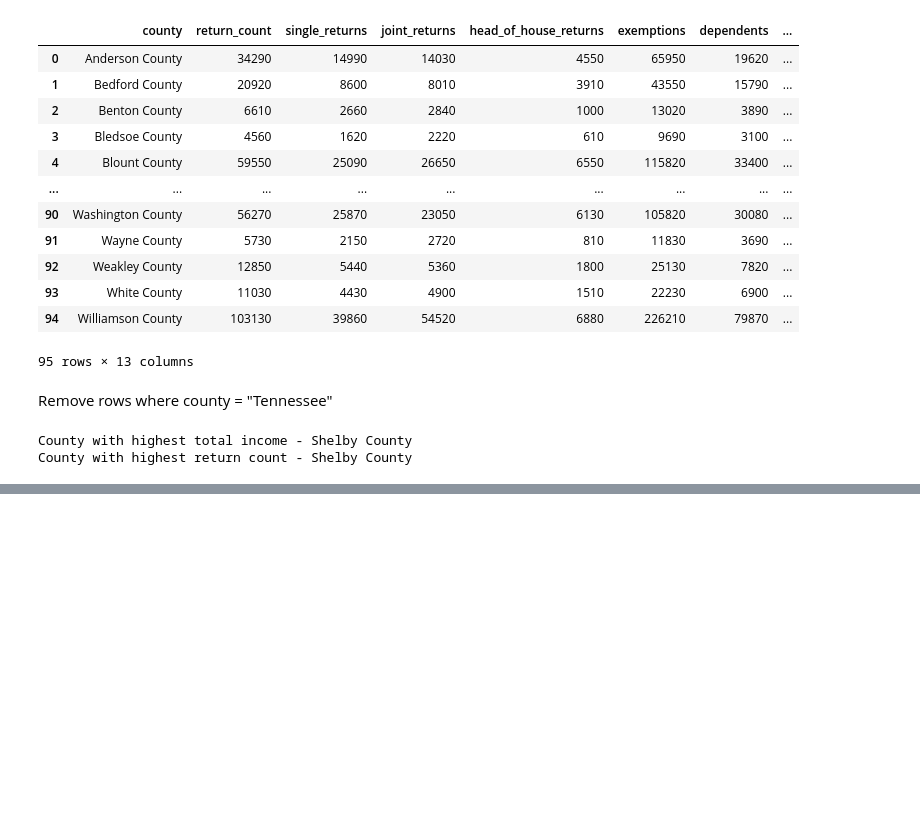
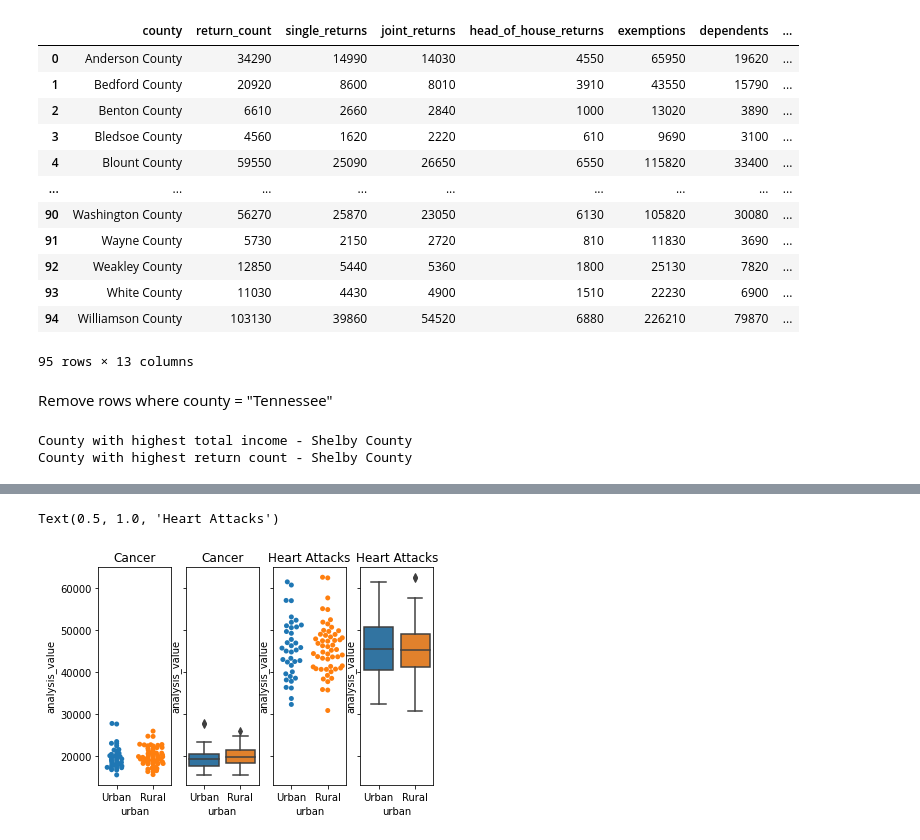
Before and after one commit to conradbn/data-science-essentials-3, a Jupyter notebook: notebooks/week_one_Assignment.ipynb, the cells around one changed output, grey strips where cells are left out. Cells and saved outputs as stored; diff of their text form; code cells hidden in the pictures; blank space fills up the shorter version.

```diff
--- a/notebooks/week_one_Assignment.ipynb
+++ b/notebooks/week_one_Assignment.ipynb
@@ -358,0 +414,13 @@ SyntaxError: invalid syntax (<ipython-input-37-e9bdd517e894>, line 1)
+# %%
+fig, axes = plt.subplots(1,4, sharey=True)
+sns.swarmplot(x='urban',y='analysis_value',data=cancer_costs_df_TN,ax=axes[0])
+axes[0].set_title('Cancer')
+sns.boxplot(x='urban',y='analysis_value',data=cancer_costs_df_TN,ax=axes[1])
+axes[1].set_title('Cancer')
+sns.swarmplot(x='urban',y='analysis_value',data=ha_costs_df_TN,ax=axes[2])
+axes[2].set_title('Heart Attacks')
+sns.boxplot(x='urban',y='analysis_value',data=ha_costs_df_TN,ax=axes[3])
+axes[3].set_title('Heart Attacks')
+# %% [output]
+Text(0.5, 1.0, 'Heart Attacks')
+[figure, added]
```
Also changed, not shown: parts of 18 cells of this notebook, 7 other files.
